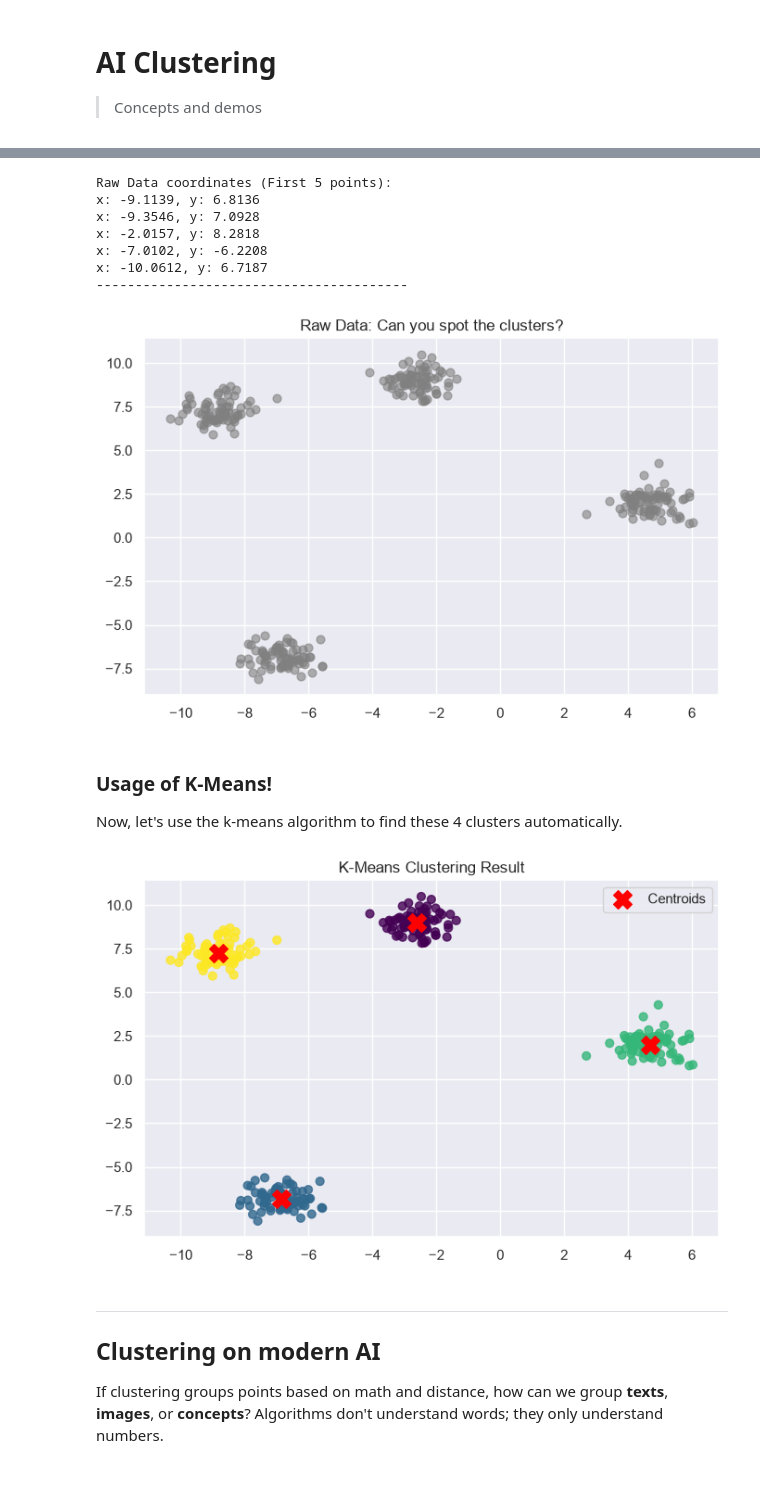
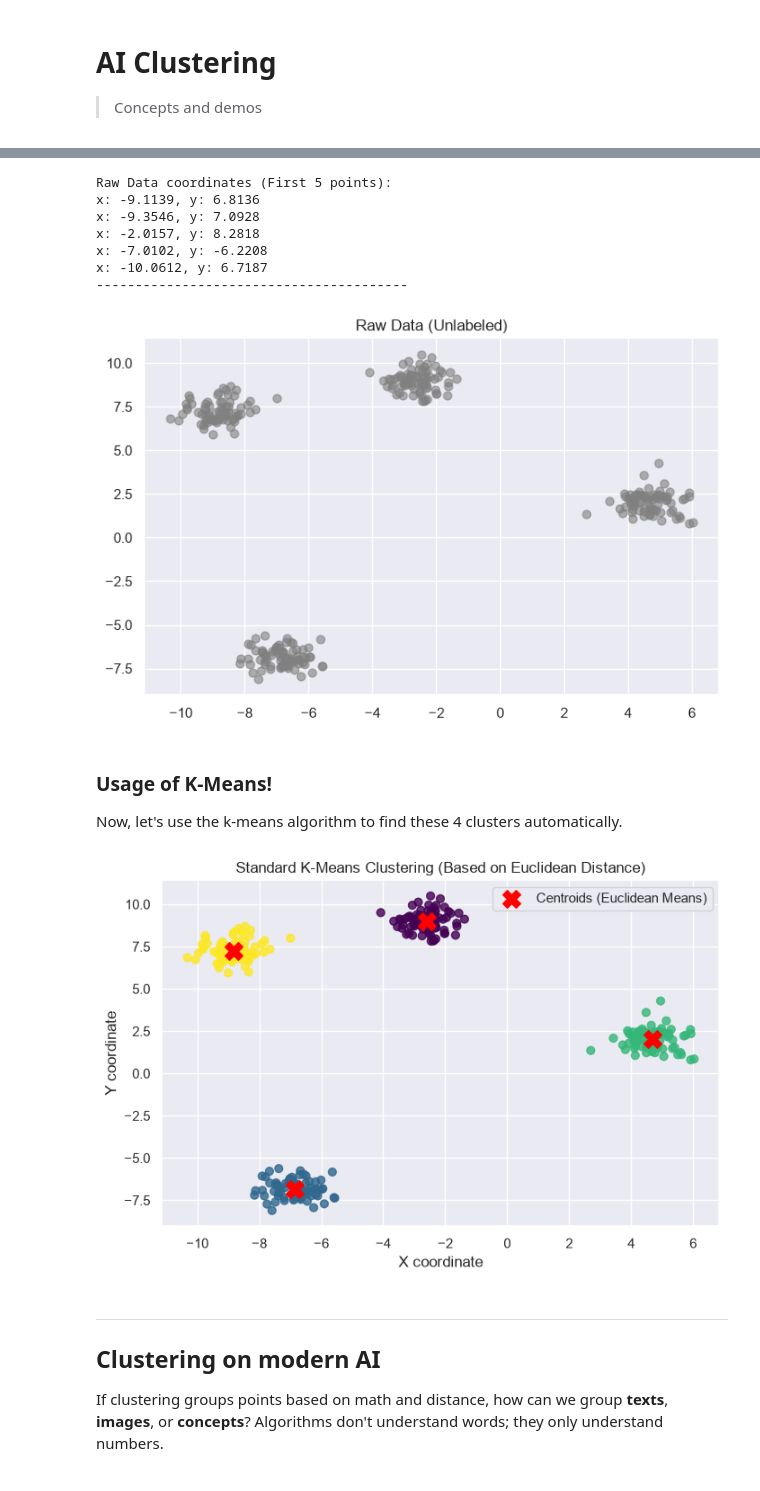
Before and after one commit to gabrielSpassos/ai-sandbox, a Jupyter notebook: clustering-presentation-poc/clustering.ipynb, the cells around one changed output, grey strips where cells are left out. Cells and saved outputs as stored; diff of their text form; code cells hidden in the pictures.

```diff
--- a/clustering-presentation-poc/clustering.ipynb
+++ b/clustering-presentation-poc/clustering.ipynb
@@ -43,7 +43,7 @@ print("-" * 40)
 # Let's plot the raw data (as the algorithm sees it: no colors, no labels)
 plt.figure(figsize=(8, 5))
 plt.scatter(points[:, 0], points[:, 1], s=40, color='gray', alpha=0.6)
-plt.title("Raw Data: Can you spot the clusters?")
+plt.title("Raw Data (Unlabeled)")
 plt.show()
 # %% [output]
 Raw Data coordinates (First 5 points):
@@ -53,31 +53,33 @@ x: -2.0157, y: 8.2818
 x: -7.0102, y: -6.2208
 x: -10.0612, y: 6.7187
 ----------------------------------------
-[figure, old version]
+[figure, new version]
 # %% [markdown]
 ### Usage of K-Means!
 Now, let's use the k-means algorithm to find these 4 clusters automatically.
 # %%
 # 2. Initialize and fit the K-Means model
 kmeans = KMeans(n_clusters=4, random_state=42, n_init=10)
 kmeans.fit(points)
 
 # 3. Get the predicted clusters and the centroids
 predicted_clusters = kmeans.predict(points)
 centroids = kmeans.cluster_centers_
 
 # 4. Visualize the result
 plt.figure(figsize=(8, 5))
 plt.scatter(points[:, 0], points[:, 1], c=predicted_clusters, s=40, cmap='viridis', alpha=0.8)
 
 # Plotting the centroids as red 'X's
-plt.scatter(centroids[:, 0], centroids[:, 1], c='red', s=200, marker='X', label='Centroids')
+plt.scatter(centroids[:, 0], centroids[:, 1], c='red', s=200, marker='X', label='Centroids (Euclidean Means)')
 
-plt.title("K-Means Clustering Result")
+plt.title("Standard K-Means Clustering (Based on Euclidean Distance)")
+plt.xlabel("X coordinate")
+plt.ylabel("Y coordinate")
 plt.legend()
 plt.show()
 # %% [output]
-[figure, old version]
+[figure, new version]
 # %% [markdown]
 ---
 ## Clustering on modern AI
```
